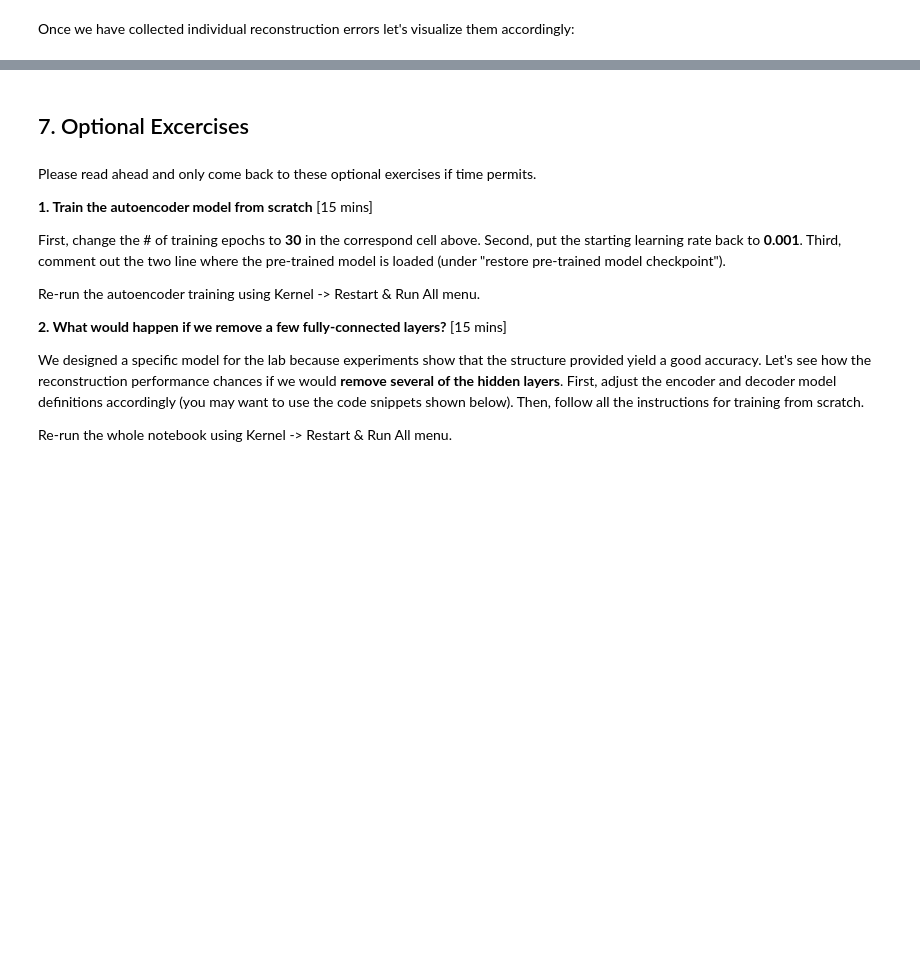
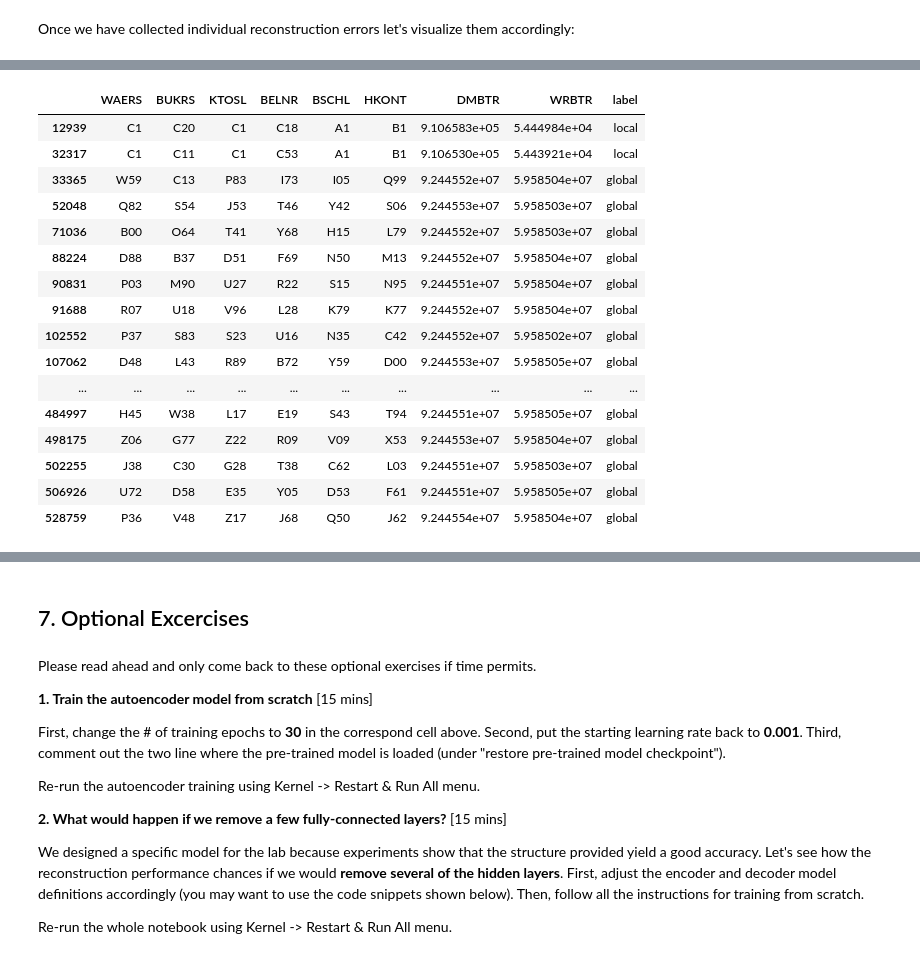
Before and after one commit to GitiHubi/deepAI, a Jupyter notebook: GTC_2018_Lab.ipynb, the cells around one changed output, grey strips where cells are left out. Drawn from its saved outputs; the diff is of its cells as text; code cells hidden in the pictures; blank space fills up the shorter version.

Commit message:
Added reconstruction error evaluation.

```diff
--- a/GTC_2018_Lab.ipynb
+++ b/GTC_2018_Lab.ipynb
@@ -729,8 +734,8 @@ From the plot of accuracy we can see that the model could probably be trained a
 Now that the model is trained, in this section we will explore how we can use it to make an anomaly assessment of the entire population of financial transactions contained in the training data. In order to do so, we start with loading our pretrained autoencoder model by executing the cell below:
 # %%
 # restore pretrained model checkpoint
-encoder_model_name = "20180221-14_59_25_ep_10_encoder_model.pth"
-decoder_model_name = "20180221-14_59_25_ep_10_decoder_model.pth"
+encoder_model_name = "20180223-13_18_39_ep_10_encoder_model.pth"
+decoder_model_name = "20180223-13_18_39_ep_10_decoder_model.pth"
 
 # init training network classes / architectures
 encoder_eval = encoder()
@@ -804,0 +827,24 @@ ax.legend(loc='best')
+# %%
+# append labels to original dataset
+ori_dataset['label'] = label
+
+# inspect transactions exhibiting a reconstruction error >= 0.1
+ori_dataset[reconstruction_loss_transaction >= 0.1]
+# %% [output]
+|  | WAERS | BUKRS | KTOSL | BELNR | BSCHL | HKONT | DMBTR | WRBTR | label |
+| 12939 | C1 | C20 | C1 | C18 | A1 | B1 | 9.106583e+05 | 5.444984e+04 | local |
+| 32317 | C1 | C11 | C1 | C53 | A1 | B1 | 9.106530e+05 | 5.443921e+04 | local |
+| 33365 | W59 | C13 | P83 | I73 | I05 | Q99 | 9.244552e+07 | 5.958504e+07 | global |
+| 52048 | Q82 | S54 | J53 | T46 | Y42 | S06 | 9.244553e+07 | 5.958503e+07 | global |
+| 71036 | B00 | O64 | T41 | Y68 | H15 | L79 | 9.244552e+07 | 5.958503e+07 | global |
+| 88224 | D88 | B37 | D51 | F69 | N50 | M13 | 9.244552e+07 | 5.958504e+07 | global |
+| 90831 | P03 | M90 | U27 | R22 | S15 | N95 | 9.244551e+07 | 5.958504e+07 | global |
+| 91688 | R07 | U18 | V96 | L28 | K79 | K77 | 9.244552e+07 | 5.958504e+07 | global |
+| 102552 | P37 | S83 | S23 | U16 | N35 | C42 | 9.244552e+07 | 5.958502e+07 | global |
+| 107062 | D48 | L43 | R89 | B72 | Y59 | D00 | 9.244553e+07 | 5.958505e+07 | global |
+| ... | ... | ... | ... | ... | ... | ... | ... | ... | ... |
+| 484997 | H45 | W38 | L17 | E19 | S43 | T94 | 9.244551e+07 | 5.958505e+07 | global |
+| 498175 | Z06 | G77 | Z22 | R09 | V09 | X53 | 9.244553e+07 | 5.958504e+07 | global |
+| 502255 | J38 | C30 | G28 | T38 | C62 | L03 | 9.244551e+07 | 5.958503e+07 | global |
+| 506926 | U72 | D58 | E35 | Y05 | D53 | F61 | 9.244551e+07 | 5.958505e+07 | global |
+| 528759 | P36 | V48 | Z17 | J68 | Q50 | J62 | 9.244554e+07 | 5.958504e+07 | global |
```
Also changed, not shown: parts of 20 cells of this notebook.
